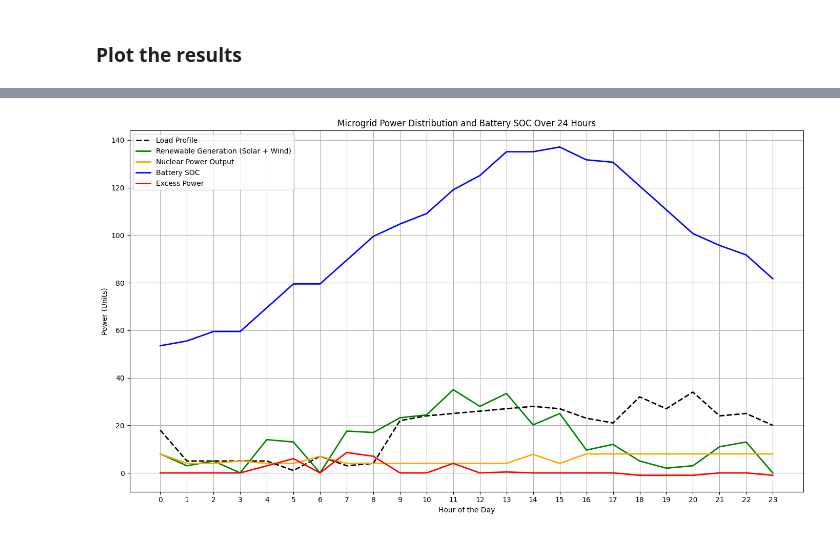
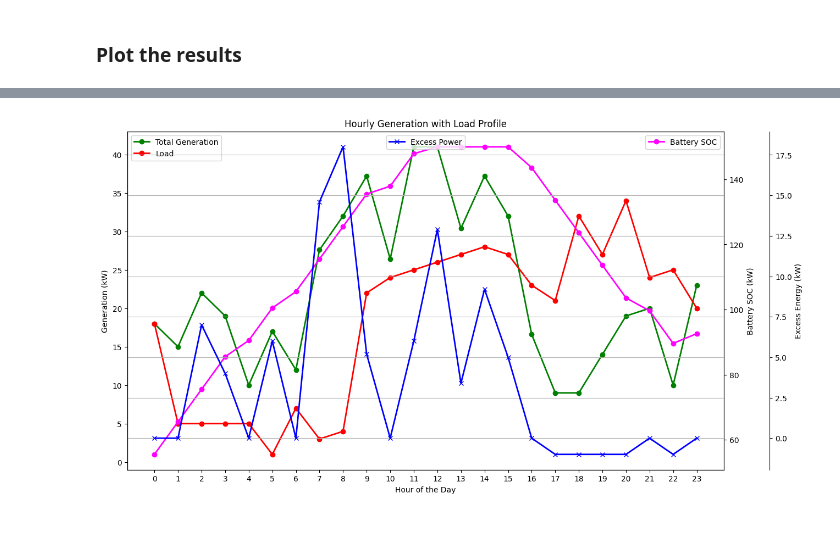
Before and after one commit to rambail/Microgrid, a Jupyter notebook: Microgrid_Nu.ipynb, the cells around one changed output, grey strips where cells are left out. Cells and saved outputs as stored; diff of their text form; code cells hidden in the pictures.

```diff
--- a/Microgrid_Nu.ipynb
+++ b/Microgrid_Nu.ipynb
@@ -133,31 +179,72 @@ Unutilised energy: 68.3
+# %%
+# Create figure and axis
+fig, ax1 = plt.subplots(figsize=(14, 8))  # Set figure size to 14x8 inches
+
+total_generation = wind + solar + nuclear_power_output
+
+# Plot stacked bar chart for wind and solar generation
+#ax1.bar(hours, wind, label='Wind Generation', color='blue')
+#ax1.bar(hours, solar, bottom=wind, label='Solar Generation', color='purple')
+#ax1.bar(hours, nuclear_power_output, bottom=wind + solar, label='Nuclear Generation Output', color='green')
+ax1.plot(hours, total_generation, color='green', label='Total Generation', linewidth=2, marker='o')
+ax1.plot(hours, load_profile, color='red', label='Load', linewidth=2, marker='o')
+
+# Set x-axis to represent hours of the day
+ax1.set_xticks(hours)
+ax1.set_xlabel('Hour of the Day')
+ax1.set_ylabel('Generation (kW)')
+
+# Create a second y-axis to plot the load as a line
+ax2 = ax1.twinx()
+ax2.plot(hours, battery_soc_history, label='Battery SOC', color='magenta', linewidth=2, marker='o')
+ax2.set_ylabel('Battery SOC (kW)')
+
+# Excess Power
+ax3 = ax1.twinx()
+
+ax3.spines['right'].set_position(('outward', 60))  # Move third axis 60 pixels away from the second
+ax3.plot(hours, excess_energy_history, label='Excess Power', color='blue', linewidth=2, marker='x')
+ax3.set_ylabel('Excess Energy (kW)')
+
+plt.plot()
+
+# Add legends for both axes
+ax1.legend(loc='upper left')
+ax2.legend(loc='upper right')
+ax3.legend(loc='upper center')
+
+# Add a title and show the plot
+plt.title('Hourly Generation with Load Profile')
+plt.grid(True)
+plt.show()
+# %% [output]
+[figure, added]
 # %%
 # Time axis for the 24-hour period
-hours = [i for i in range(len(load_profile))]
+#hours = [i for i in range(len(load_profile))]
 
 # Plot the load profile, renewable generation, and nuclear power output
-plt.figure(figsize=(14, 8))
+#plt.figure(figsize=(14, 8))
 
 # Load Profile
-plt.plot(hours, load_profile, label='Load Profile', color='black', linewidth=2, linestyle='--')
+#plt.plot(hours, load_profile, label='Load Profile', color='black', linewidth=2, linestyle='--')
 # Renewable Generation (Solar + Wind)
-plt.plot(hours, renewable_generation, label='Renewable Generation (Solar + Wind)', color='green', linewidth=2)
+#plt.plot(hours, renewable_generation, label='Renewable Generation (Solar + Wind)', color='green', linewidth=2)
 # Nuclear Power Output
-plt.plot(hours, nuclear_power_output, label='Nuclear Power Output', color='orange', linewidth=2)
+#plt.plot(hours, nuclear_power_output, label='Nuclear Power Output', color='orange', linewidth=2)
 # Battery SOC
-plt.plot(hours, battery_soc_history, label='Battery SOC', color='blue', linewidth=2)
+#plt.plot(hours, battery_soc_history, label='Battery SOC', color='blue', linewidth=2)
 # Excess Power
-plt.plot(hours, excess_energy_history, label='Excess Power', color='red', linewidth=2)
+#plt.plot(hours, excess_energy_history, label='Excess Power', color='red', linewidth=2)
 
 # Add grid, legend, and labels
-plt.grid(True)
-plt.legend(loc='upper left')
-plt.xlabel('Hour of the Day')
-plt.ylabel('Power (Units)')
-plt.title('Microgrid Power Distribution and Battery SOC Over 24 Hours')
-plt.xticks(hours)  # Mark every hour
+#plt.grid(True)
+#plt.legend(loc='upper left')
+#plt.xlabel('Hour of the Day')
+#plt.ylabel('Power (Units)')
+#plt.title('Microgrid Power Distribution and Battery SOC Over 24 Hours')
+#plt.xticks(hours)  # Mark every hour
 
 # Show the plot
-plt.tight_layout()
-plt.show()
+#plt.tight_layout()
+#plt.show()
-# %% [output]
-[figure, removed]
```
Also changed, not shown: parts of 3 cells of this notebook.
